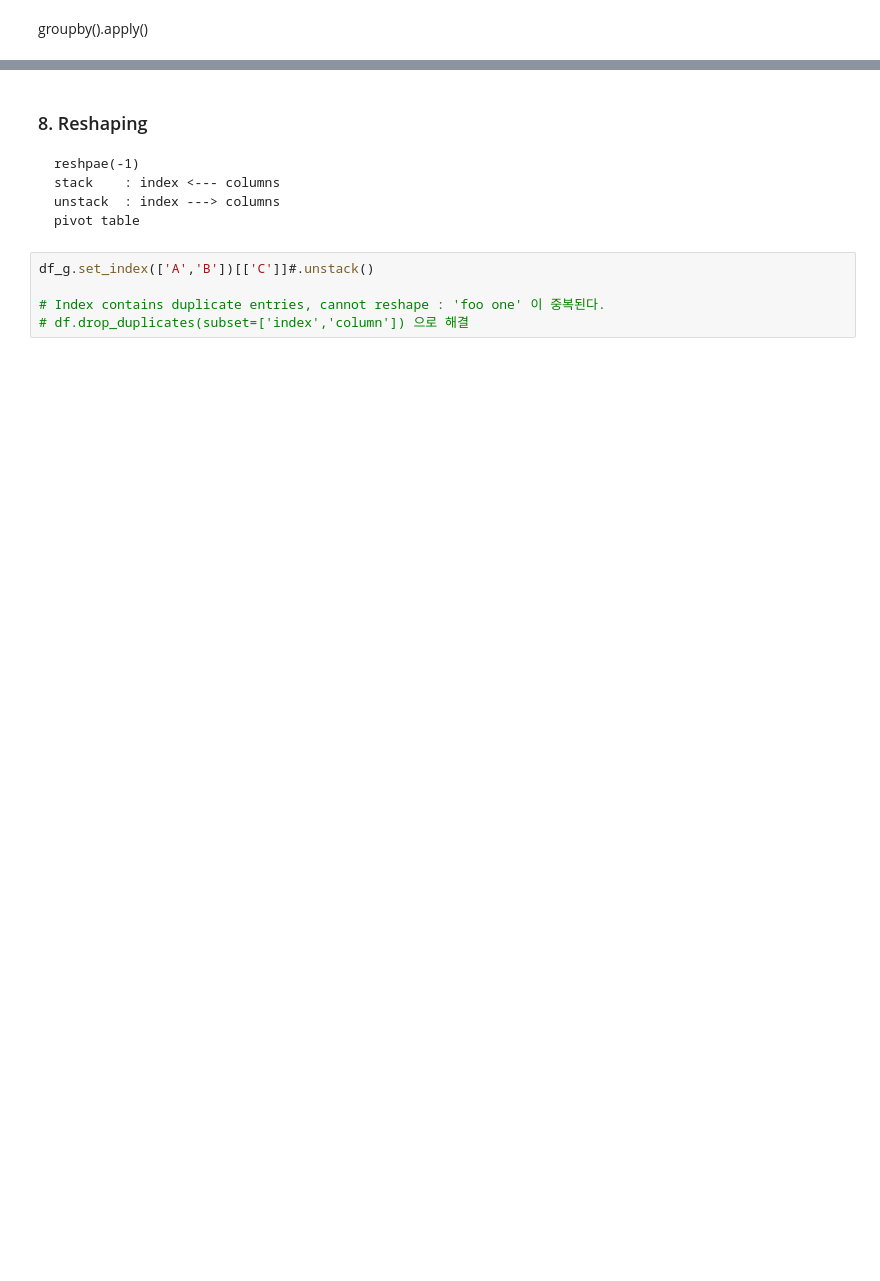
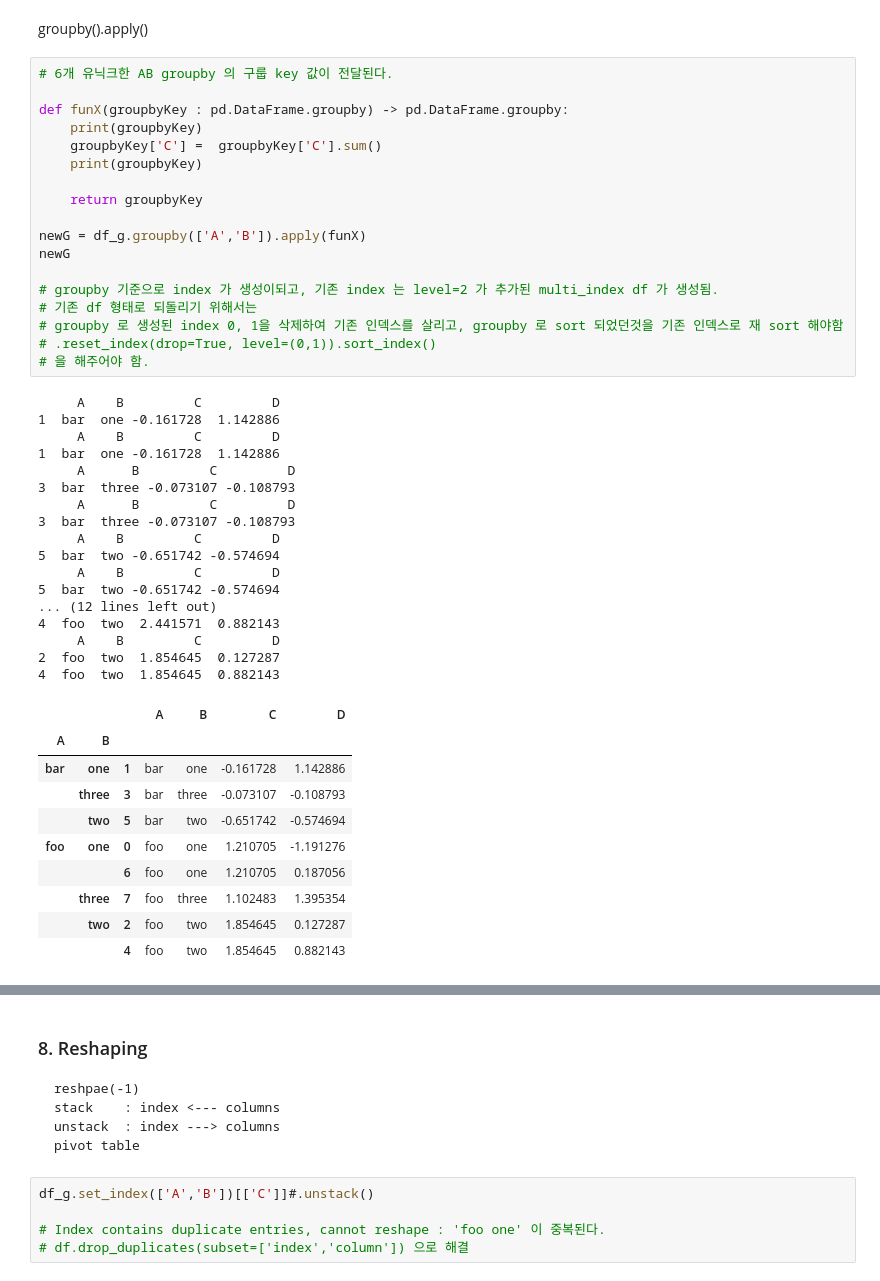
Before and after one commit to smjune/ipynb, a Jupyter notebook: pandas_guide.ipynb, the cells around one changed output, grey strips where cells are left out. Saved outputs shown, nothing was run; the diff lists cells and outputs as text; blank space fills up the shorter version.

Commit message:
gourpby.apply 이후 reset_index, sort_index 진행

```diff
--- a/pandas_guide.ipynb
+++ b/pandas_guide.ipynb
@@ -921,2 +977,48 @@ df_g2
 # %% [markdown]
 groupby().apply()
+# %%
+# 6개 유닉크한 AB groupby 의 구룹 key 값이 전달된다.
+
+def funX(groupbyKey : pd.DataFrame.groupby) -> pd.DataFrame.groupby:
+    print(groupbyKey)
+    groupbyKey['C'] =  groupbyKey['C'].sum()
+    print(groupbyKey)
+
+    return groupbyKey
+
+newG = df_g.groupby(['A','B']).apply(funX)
+newG
+
+# groupby 기준으로 index 가 생성이되고, 기존 index 는 level=2 가 추가된 multi_index df 가 생성됨.
+# 기존 df 형태로 되돌리기 위해서는
+# groupby 로 생성된 index 0, 1을 삭제하여 기존 인덱스를 살리고, groupby 로 sort 되었던것을 기존 인덱스로 재 sort 해야함
+# .reset_index(drop=True, level=(0,1)).sort_index()
+# 을 해주어야 함.
+# %% [output]
+     A    B         C         D
+1  bar  one -0.161728  1.142886
+     A    B         C         D
+1  bar  one -0.161728  1.142886
+     A      B         C         D
+3  bar  three -0.073107 -0.108793
+     A      B         C         D
+3  bar  three -0.073107 -0.108793
+     A    B         C         D
+5  bar  two -0.651742 -0.574694
+     A    B         C         D
+5  bar  two -0.651742 -0.574694
+... (12 lines left out)
+4  foo  two  2.441571  0.882143
+     A    B         C         D
+2  foo  two  1.854645  0.127287
+4  foo  two  1.854645  0.882143
+|  |  |  | A | B | C | D |
+| A | B |  |  |  |  |  |
+| bar | one | 1 | bar | one | -0.161728 | 1.142886 |
+|  | three | 3 | bar | three | -0.073107 | -0.108793 |
+|  | two | 5 | bar | two | -0.651742 | -0.574694 |
+| foo | one | 0 | foo | one | 1.210705 | -1.191276 |
+|  |  | 6 | foo | one | 1.210705 | 0.187056 |
+|  | three | 7 | foo | three | 1.102483 | 1.395354 |
+|  | two | 2 | foo | two | 1.854645 | 0.127287 |
+|  |  | 4 | foo | two | 1.854645 | 0.882143 |
```
Also changed, not shown: parts of 71 cells of this notebook, 2 other files.
